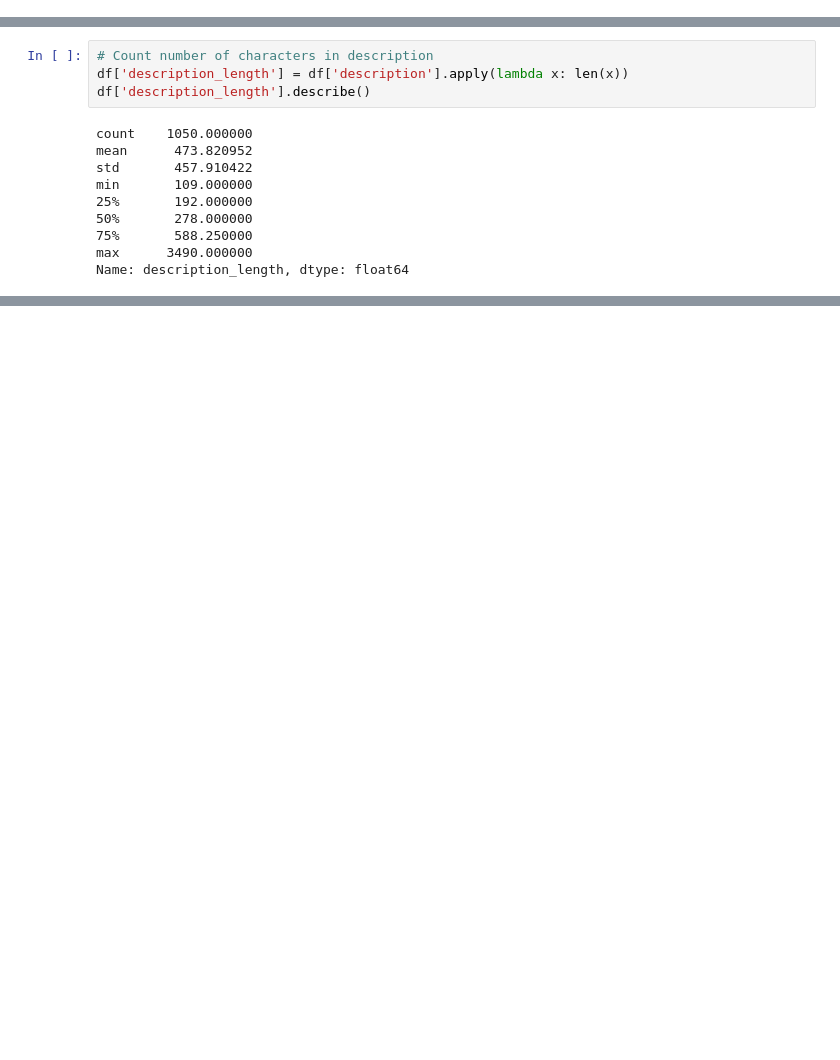
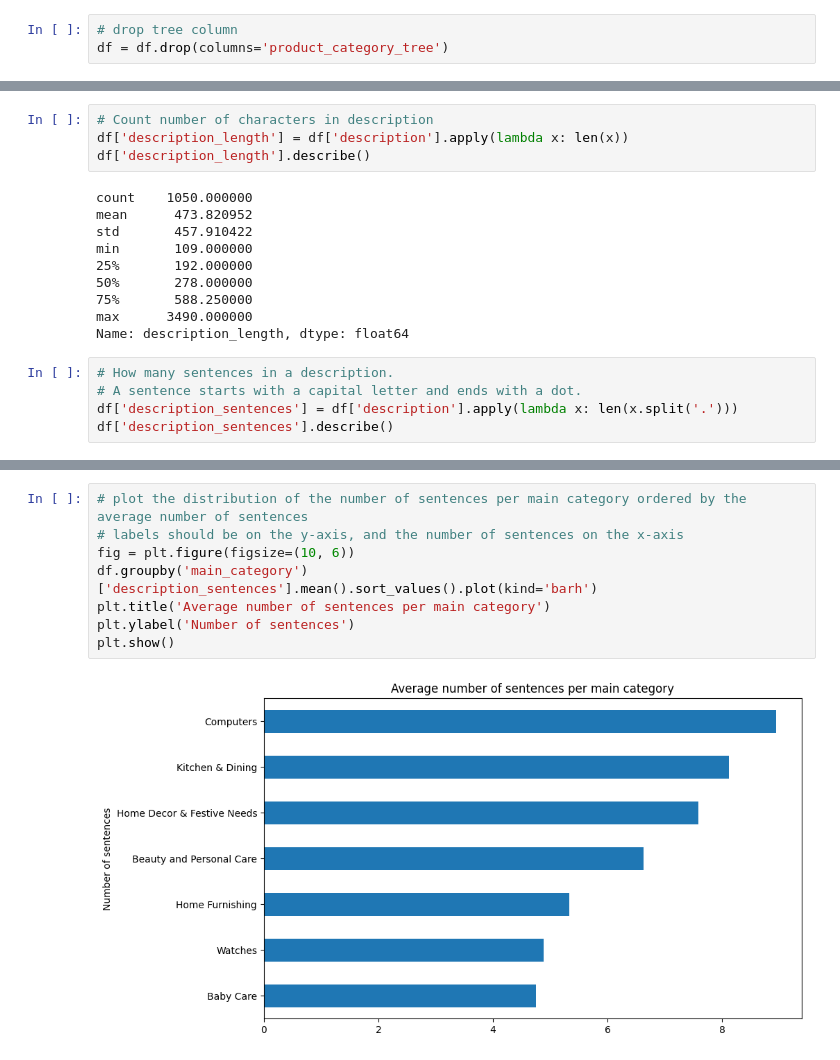
Before and after one commit to Laeti-dev/P6-txt-img_classification, a Jupyter notebook: notebooks/EDA.ipynb, the cells around one changed output, grey strips where cells are left out. Drawn from its saved outputs; the diff is of its cells as text; blank space fills up the shorter version.

```diff
--- a/notebooks/EDA.ipynb
+++ b/notebooks/EDA.ipynb
@@ -117 +117,4 @@ Computers has 8 sub categories
+# %%
+# drop tree column
+df = df.drop(columns='product_category_tree')
 # %% [markdown]
@@ -132,3 +137,8 @@ min       109.000000
 75%       588.250000
 max      3490.000000
 Name: description_length, dtype: float64
+# %%
+# How many sentences in a description.
+# A sentence starts with a capital letter and ends with a dot.
+df['description_sentences'] = df['description'].apply(lambda x: len(x.split('.')))
+df['description_sentences'].describe()
@@ -134,0 +155,10 @@ Name: description_length, dtype: float64
+# %%
+# plot the distribution of the number of sentences per main category ordered by the average number of sentences
+# labels should be on the y-axis, and the number of sentences on the x-axis
+fig = plt.figure(figsize=(10, 6))
+df.groupby('main_category')['description_sentences'].mean().sort_values().plot(kind='barh')
+plt.title('Average number of sentences per main category')
+plt.ylabel('Number of sentences')
+plt.show()
+# %% [output]
+[figure, added]
```
Also changed, not shown: parts of 16 cells of this notebook, 1 other file.
